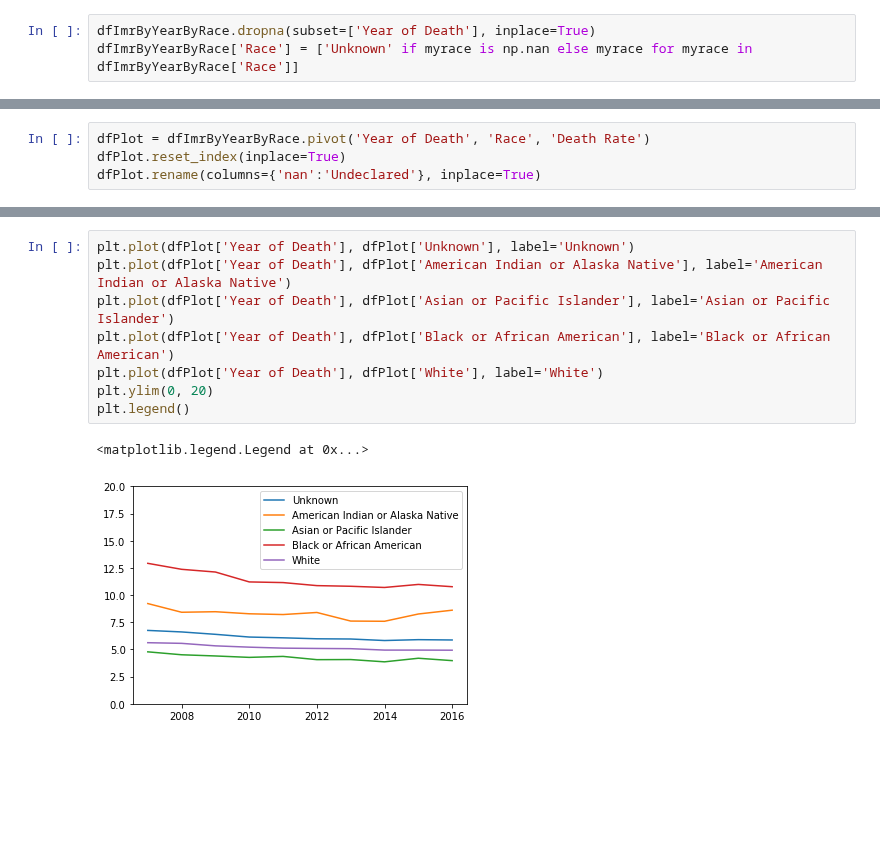
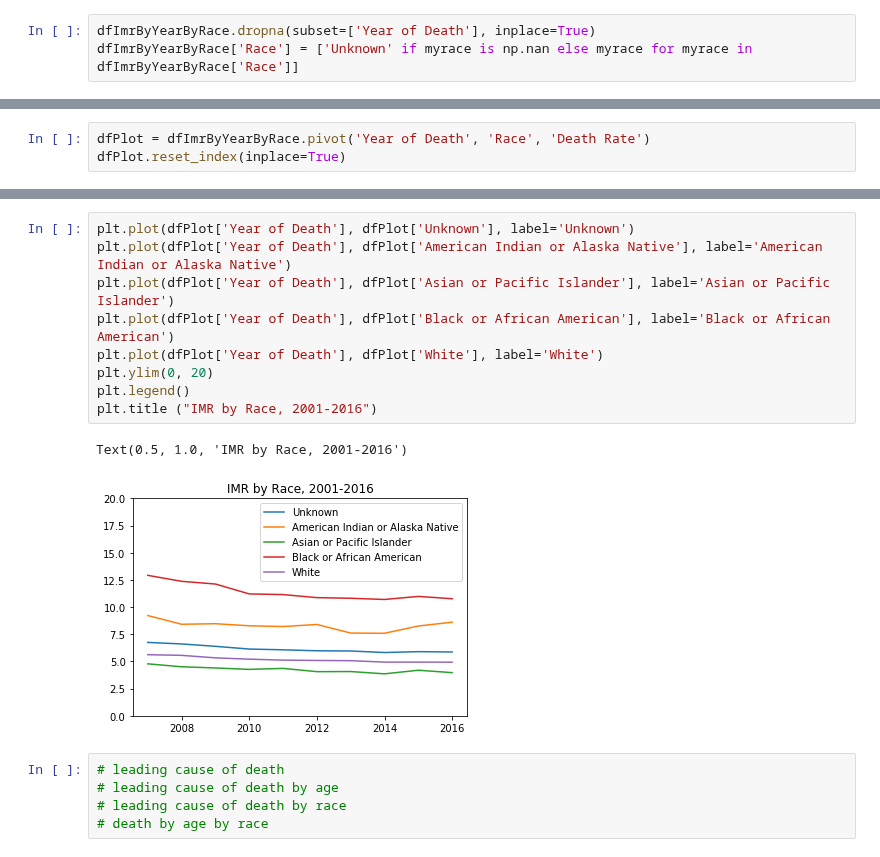
Before and after one commit to jasminajovanovic/IMR, a Jupyter notebook: IMR.ipynb, the cells around one changed output, grey strips where cells are left out. Saved outputs shown, nothing was run; the diff lists cells and outputs as text; blank space fills up the shorter version.

```diff
--- a/IMR.ipynb
+++ b/IMR.ipynb
@@ -160,7 +114,6 @@ dfImrByYearByRace.head()
 # %%
 dfPlot = dfImrByYearByRace.pivot('Year of Death', 'Race', 'Death Rate')
 dfPlot.reset_index(inplace=True)
-dfPlot.rename(columns={'nan':'Undeclared'}, inplace=True)
 # %%
 dfPlot.head()
 # %% [output]
@@ -173,11 +126,17 @@ dfPlot.head()
 # %%
 plt.plot(dfPlot['Year of Death'], dfPlot['Unknown'], label='Unknown')
 plt.plot(dfPlot['Year of Death'], dfPlot['American Indian or Alaska Native'], label='American Indian or Alaska Native')
 plt.plot(dfPlot['Year of Death'], dfPlot['Asian or Pacific Islander'], label='Asian or Pacific Islander')
 plt.plot(dfPlot['Year of Death'], dfPlot['Black or African American'], label='Black or African American')
 plt.plot(dfPlot['Year of Death'], dfPlot['White'], label='White')
 plt.ylim(0, 20)
 plt.legend()
+plt.title ("IMR by Race, 2001-2016")
 # %% [output]
-<matplotlib.legend.Legend at 0x...>
+Text(0.5, 1.0, 'IMR by Race, 2001-2016')
-[figure, old version]
+[figure, new version]
+# %%
+# leading cause of death
+# leading cause of death by age
+# leading cause of death by race
+# death by age by race
```
Also changed, not shown: parts of 15 cells of this notebook, 1 other file.
